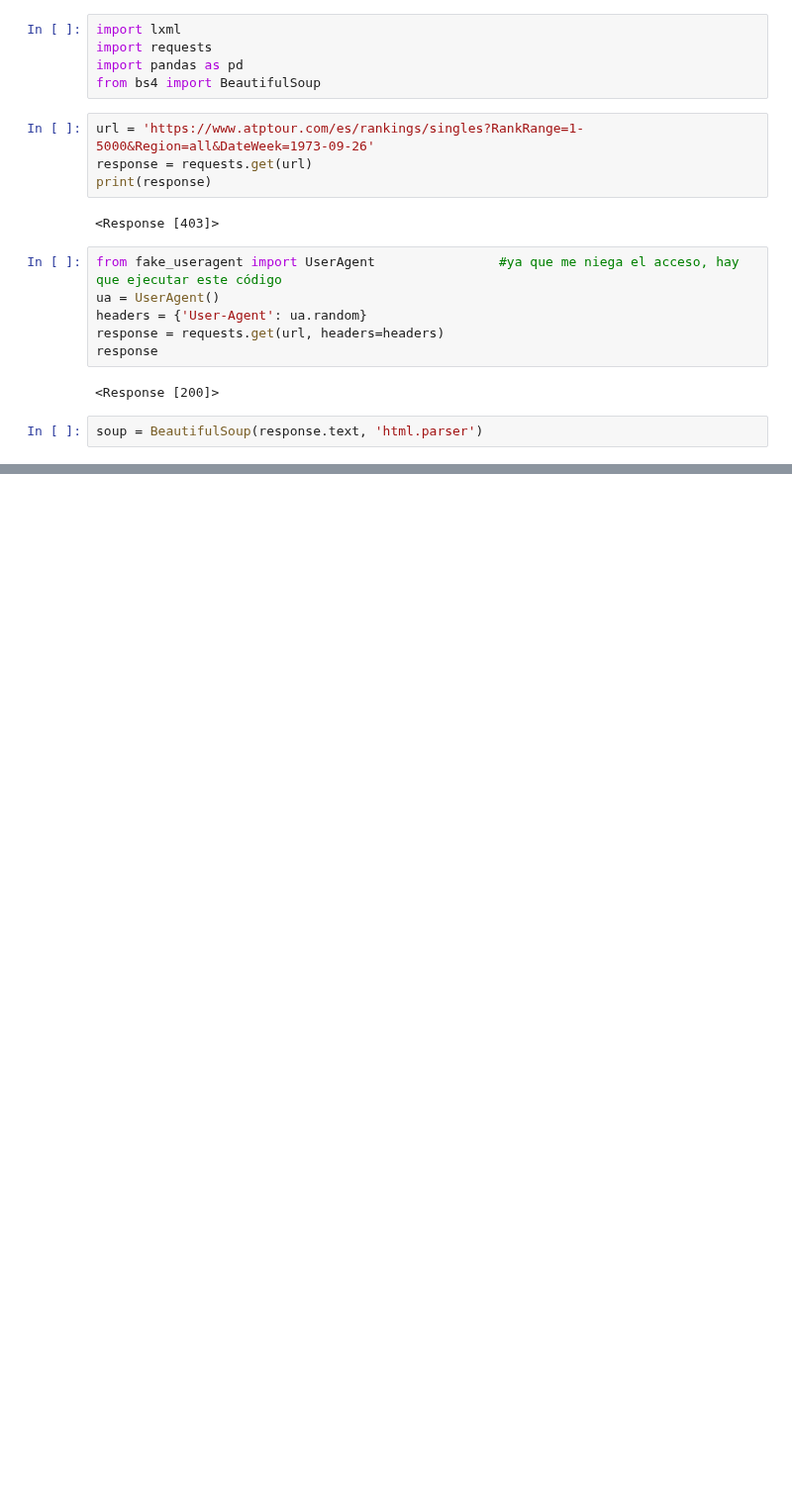
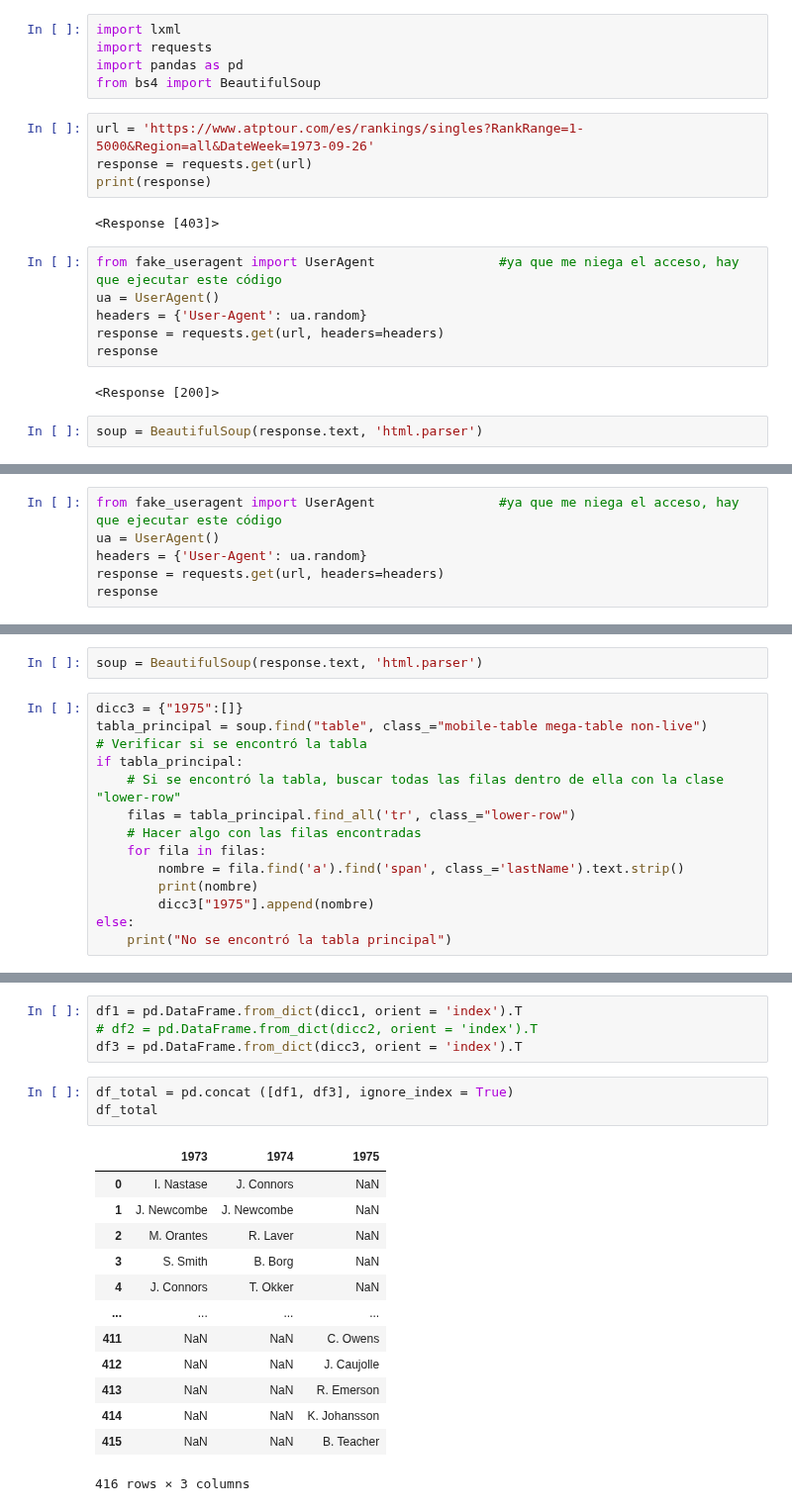
Before and after one commit to Lokhy87/EDA_entrega, a Jupyter notebook: pruebas.ipynb, the cells around one changed output, grey strips where cells are left out. Shown at 99% size. Cells and saved outputs as stored; diff of their text form; blank space fills up the shorter version.

```diff
--- a/pruebas.ipynb
+++ b/pruebas.ipynb
@@ -76,0 +111,6 @@ dicc
+# %%
+from fake_useragent import UserAgent                #ya que me niega el acceso, hay que ejecutar este código
+ua = UserAgent()
+headers = {'User-Agent': ua.random}
+response = requests.get(url, headers=headers)
+response
@@ -76,0 +119,16 @@ dicc
+# %%
+soup = BeautifulSoup(response.text, 'html.parser')
+# %%
+dicc3 = {"1975":[]}
+tabla_principal = soup.find("table", class_="mobile-table mega-table non-live")
+# Verificar si se encontró la tabla
+if tabla_principal:
+    # Si se encontró la tabla, buscar todas las filas dentro de ella con la clase "lower-row"
+    filas = tabla_principal.find_all('tr', class_="lower-row")
+    # Hacer algo con las filas encontradas
+    for fila in filas:
+        nombre = fila.find('a').find('span', class_='lastName').text.strip()
+        print(nombre)
+        dicc3["1975"].append(nombre)
+else:
+    print("No se encontró la tabla principal")
@@ -76,0 +153,21 @@ dicc
+# %%
+df1 = pd.DataFrame.from_dict(dicc1, orient = 'index').T
+# df2 = pd.DataFrame.from_dict(dicc2, orient = 'index').T
+df3 = pd.DataFrame.from_dict(dicc3, orient = 'index').T
+# %%
+df_total = pd.concat ([df1, df3], ignore_index = True)
+df_total
+# %% [output]
+|  | 1973 | 1974 | 1975 |
+| 0 | I. Nastase | J. Connors | NaN |
+| 1 | J. Newcombe | J. Newcombe | NaN |
+| 2 | M. Orantes | R. Laver | NaN |
+| 3 | S. Smith | B. Borg | NaN |
+| 4 | J. Connors | T. Okker | NaN |
+| ... | ... | ... | ... |
+| 411 | NaN | NaN | C. Owens |
+| 412 | NaN | NaN | J. Caujolle |
+| 413 | NaN | NaN | R. Emerson |
+| 414 | NaN | NaN | K. Johansson |
+| 415 | NaN | NaN | B. Teacher |
+416 rows × 3 columns
```
Also changed, not shown: parts of 10 cells of this notebook.
